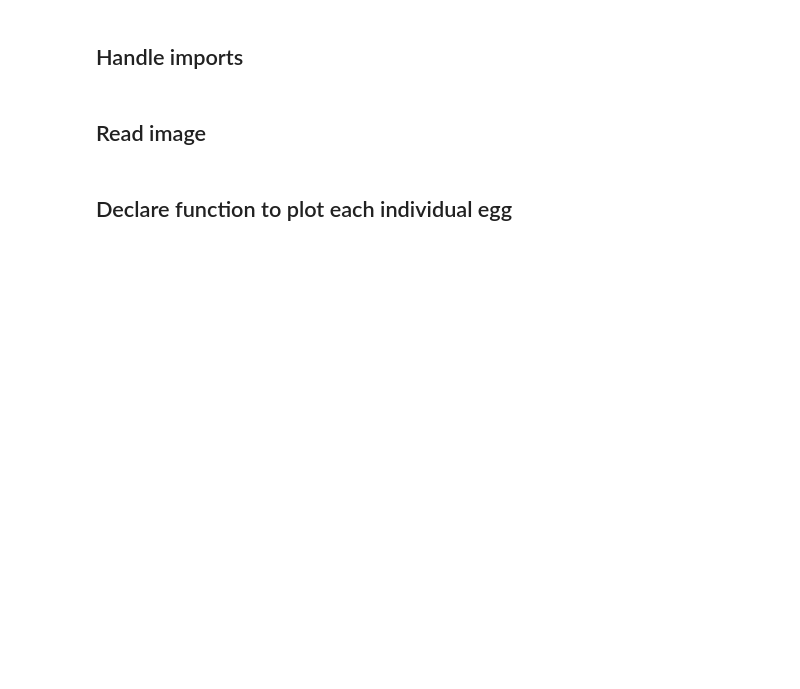
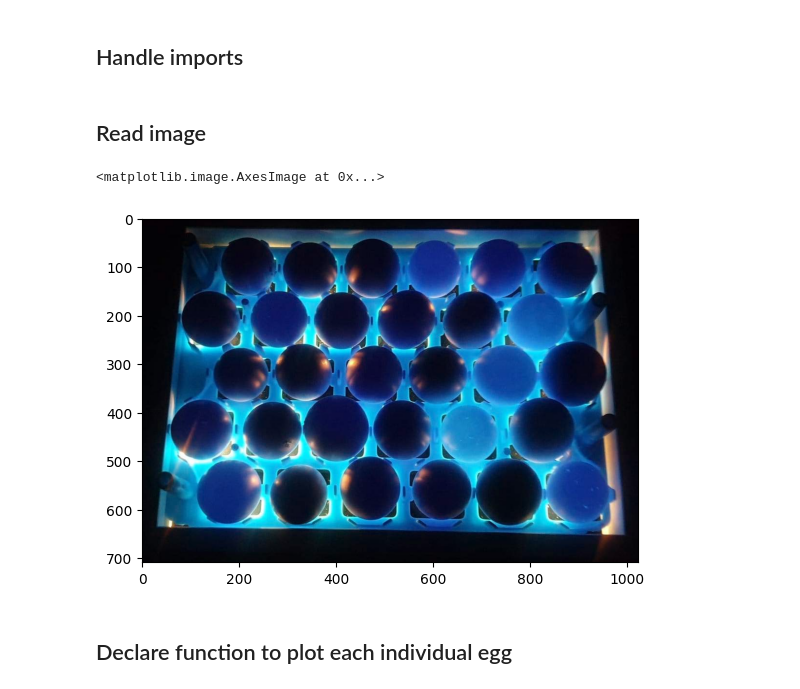
Before and after one commit to princematumane/Project, a Jupyter notebook: cracked-egg-detection-master/cracked-egg-detection-master/cracked-egg-detection.ipynb, the cells around one changed output. Drawn from its saved outputs; the diff is of its cells as text; code cells hidden in the pictures; blank space fills up the shorter version.

```diff
--- a/cracked-egg-detection-master/cracked-egg-detection-master/cracked-egg-detection.ipynb
+++ b/cracked-egg-detection-master/cracked-egg-detection-master/cracked-egg-detection.ipynb
@@ -25,6 +25,12 @@ cv2.waitKey(0)  # Wait until a key is pressed
 cv2.destroyAllWindows()  # Close all OpenCV windows
 # %%
 img_path1 = '../images/eggcandler.jpg'
+
 img = cv2.imread(img_path1)
+# img = cv2.resize(frame , (270,270))
+plt.imshow(img)
+# %% [output]
+<matplotlib.image.AxesImage at 0x...>
+[figure, added]
 # %% [markdown]
 ## Declare function to plot each individual egg
```
Also changed, not shown: parts of 7 cells of this notebook, 13 other files.
